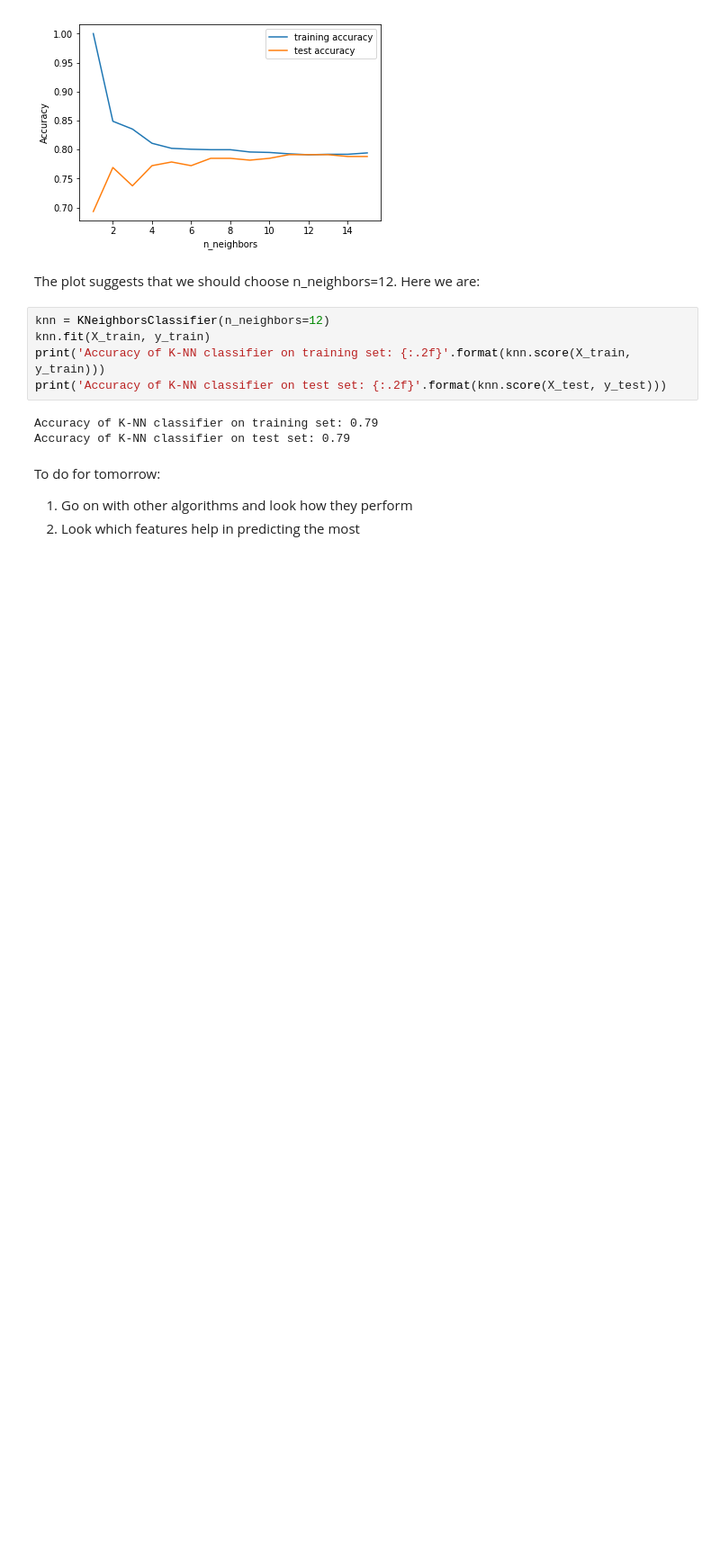
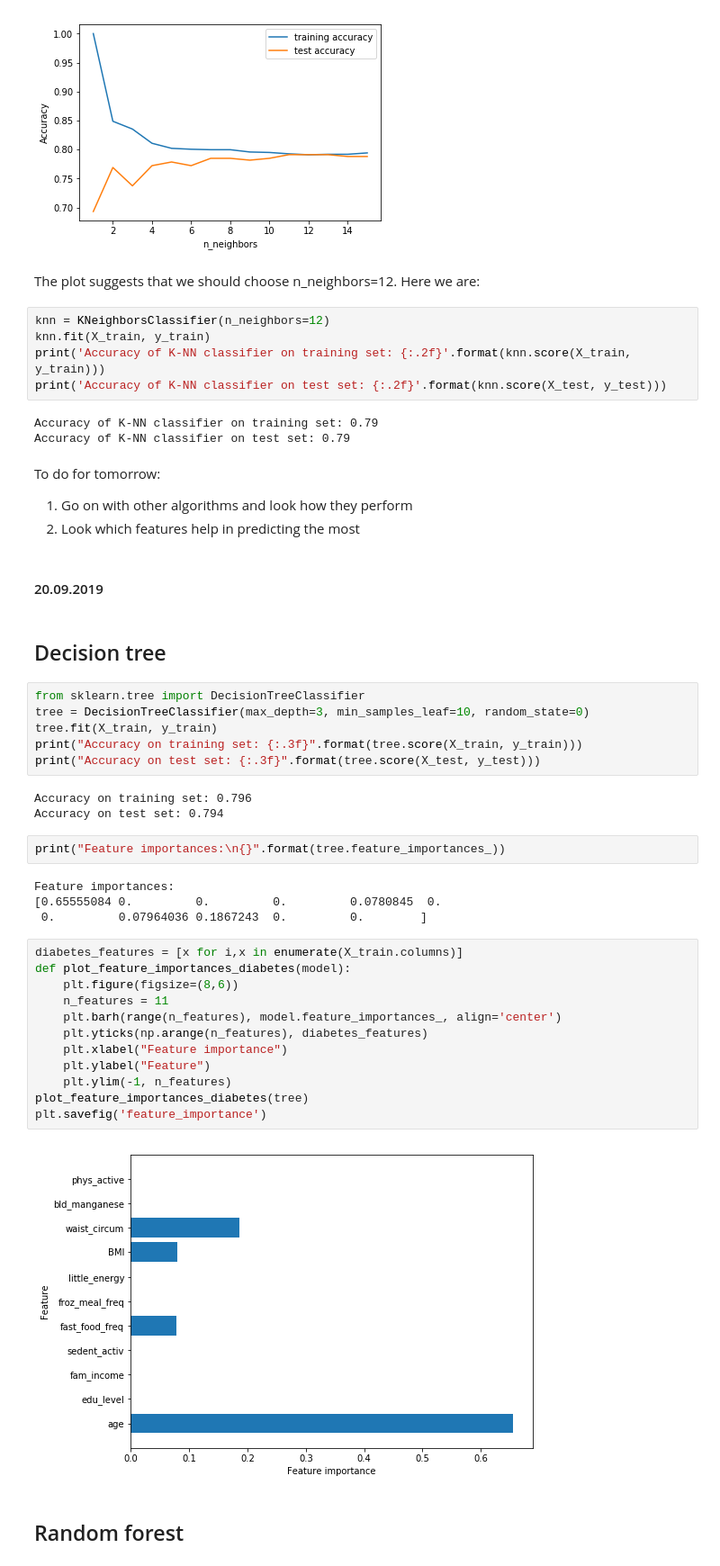
Before and after one commit to ElviraMingazova/PRML_Project, a Jupyter notebook: Diabetes_pred.ipynb, the cells around one changed output. Shown at 90% size. Saved outputs shown, nothing was run; the diff lists cells and outputs as text; blank space fills up the shorter version.

Commit message:
additional predicting algorithms added. Vizualized decision tree

```diff
--- a/Diabetes_pred.ipynb
+++ b/Diabetes_pred.ipynb
@@ -671,3 +672,38 @@ Accuracy of K-NN classifier on test set: 0.79
 To do for tomorrow:
 1. Go on with other algorithms and look how they perform
 2. Look which features help in predicting the most
+# %% [markdown]
+#### 20.09.2019
+# %% [markdown]
+## Decision tree
+# %%
+from sklearn.tree import DecisionTreeClassifier
+tree = DecisionTreeClassifier(max_depth=3, min_samples_leaf=10, random_state=0)
+tree.fit(X_train, y_train)
+print("Accuracy on training set: {:.3f}".format(tree.score(X_train, y_train)))
+print("Accuracy on test set: {:.3f}".format(tree.score(X_test, y_test)))
+# %% [output]
+Accuracy on training set: 0.796
+Accuracy on test set: 0.794
+# %%
+print("Feature importances:\n{}".format(tree.feature_importances_))
+# %% [output]
+Feature importances:
+[0.65555084 0.         0.         0.         0.0780845  0.
+ 0.         0.07964036 0.1867243  0.         0.        ]
+# %%
+diabetes_features = [x for i,x in enumerate(X_train.columns)]
+def plot_feature_importances_diabetes(model):
+    plt.figure(figsize=(8,6))
+    n_features = 11
+    plt.barh(range(n_features), model.feature_importances_, align='center')
+    plt.yticks(np.arange(n_features), diabetes_features)
+    plt.xlabel("Feature importance")
+    plt.ylabel("Feature")
+    plt.ylim(-1, n_features)
+plot_feature_importances_diabetes(tree)
+plt.savefig('feature_importance')
+# %% [output]
+[figure, added]
+# %% [markdown]
+## Random forest
```
Also changed, not shown: parts of 12 cells of this notebook.
